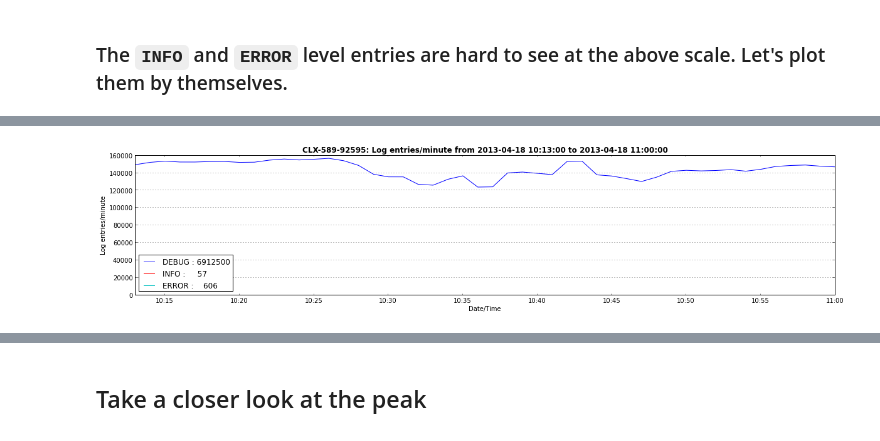
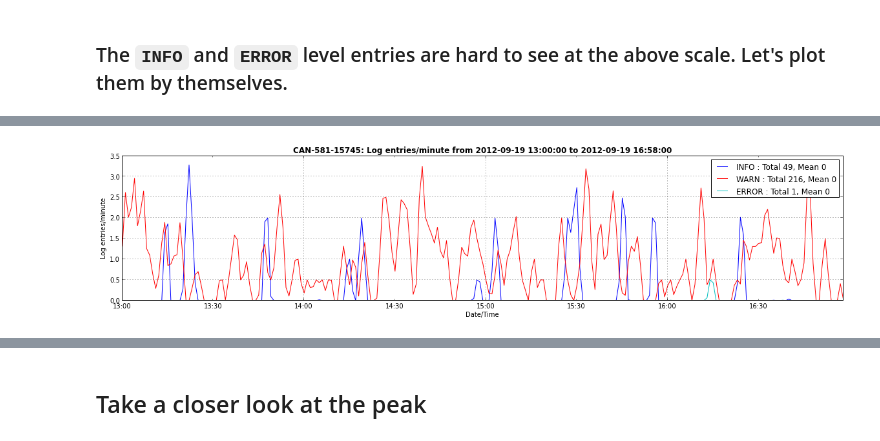
Before and after one commit to peterwilliams97/log_analysis, a Jupyter notebook: nb_pandas-preprocessed-log-files.ipynb, the cells around one changed output, grey strips where cells are left out. Cells and saved outputs as stored; diff of their text form; code cells hidden in the pictures.

```diff
--- a/nb_pandas-preprocessed-log-files.ipynb
+++ b/nb_pandas-preprocessed-log-files.ipynb
@@ -96,11 +96,13 @@ pandas: 0.11.0
 #data_dir = r'data\AAA-Copy'
 #data_dir = r'data\AAA-Copy-Copy'
 #data_dir = r'data\BIG'
-#data_dir = r'data\CAN-581-15745_2'
+#data_dir = r'data\CAN-581-15745'
 #data_dir = r'data\ATW-259-68053-karlstad'
-#data_dir = r'data\Kingston'
+data_dir = r'data\Kingston'
 #data_dir = r'data\UXQ-123-36212'
-data_dir = r'data\CLX-589-92595'
+#data_dir = r'data\CLX-589-92595'
+#data_dir = r'data\CLX-589-92595_3'
+#data_dir = r'data\CLX-589-92595_100'
 
 if False:
     path = os.path.join(data_dir, 'lfl_freq.h5')
@@ -159,8 +160,8 @@ lfl_freq.sum(axis=1).sum()/details['count']['level']
 lfl_to_string = OrderedDict(((lvl,fl,ln), '%s:%d' % (fl,ln)) for lvl,fl,ln in lfl_sorted.index)
 string_to_lfl = OrderedDict(('%s:%d' % (fl,ln), (lvl,fl,ln)) for lvl,fl,ln in lfl_sorted.index)
 keys = string_to_lfl.keys()
-levels = set(lvl for lvl,fl,ln in lfl_sorted.index)
+all_levels = set(lvl for lvl,fl,ln in lfl_sorted.index)
 keys_by_level = {level: [lfl_to_string[(lvl,fl,ln)] for lvl,fl,ln in lfl_sorted.index if lvl==level]
                  for level in levels}
-levels
+all_levels
 # %% [output]
@@ -214,12 +215,13 @@ PaperCut usage sees to be high from 9am to 3pm then taper off to 6pm and is not
 ### The `INFO` and `ERROR` level entries are hard to see at the above scale. Let's plot them by themselves.
 # %%
 def plot_levels(df, levels):
+    """Plot df (log entries/minute) for each log level in levels"""
     for lvl in levels:
         if lvl not in keys_by_level:
             continue
         keys = keys_by_level[lvl]
         parts = DataFrame({k: df[k] for k in keys}, columns=keys)
         totals = parts.sum(axis=1).dropna()
-        totals.plot(label='%s : %6d' % (lvl, int(totals.sum())))
+        totals.plot(label='%s : Total %d, Mean %d' % (lvl, int(totals.sum()), int(totals.mean())))
         #annotate_peak(totals)
     embellish(df)
@@ -226,4 +232,4 @@ def plot_levels(df, levels):
 # %%
-plot_levels(lfl_freq, ['DEBUG', 'INFO', 'ERROR'])
+plot_levels(lfl_freq, ['INFO', 'WARN', 'ERROR'])
 # %% [output]
-[figure, old version]
+[figure, new version]
```
Also changed, not shown: parts of 23 cells of this notebook, 2 other files.
